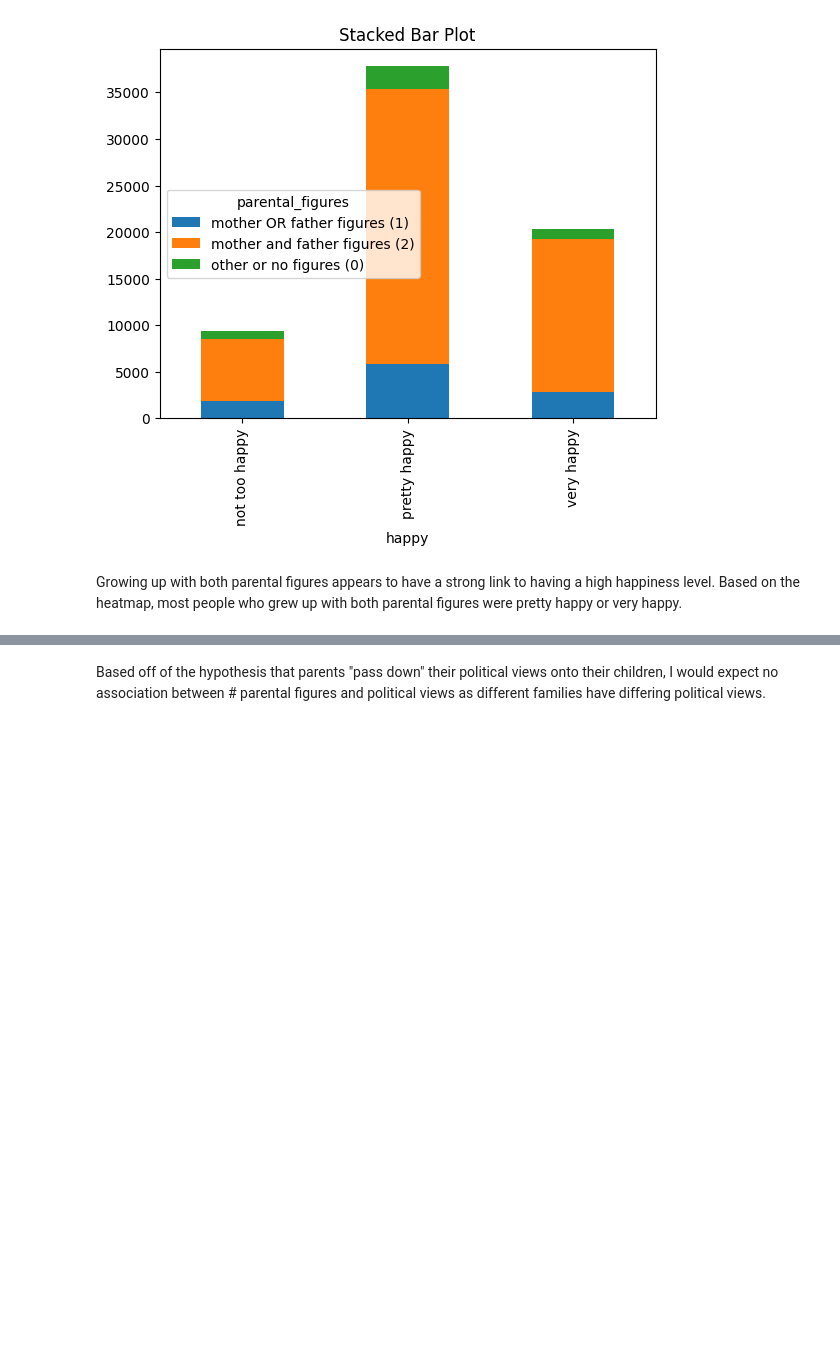
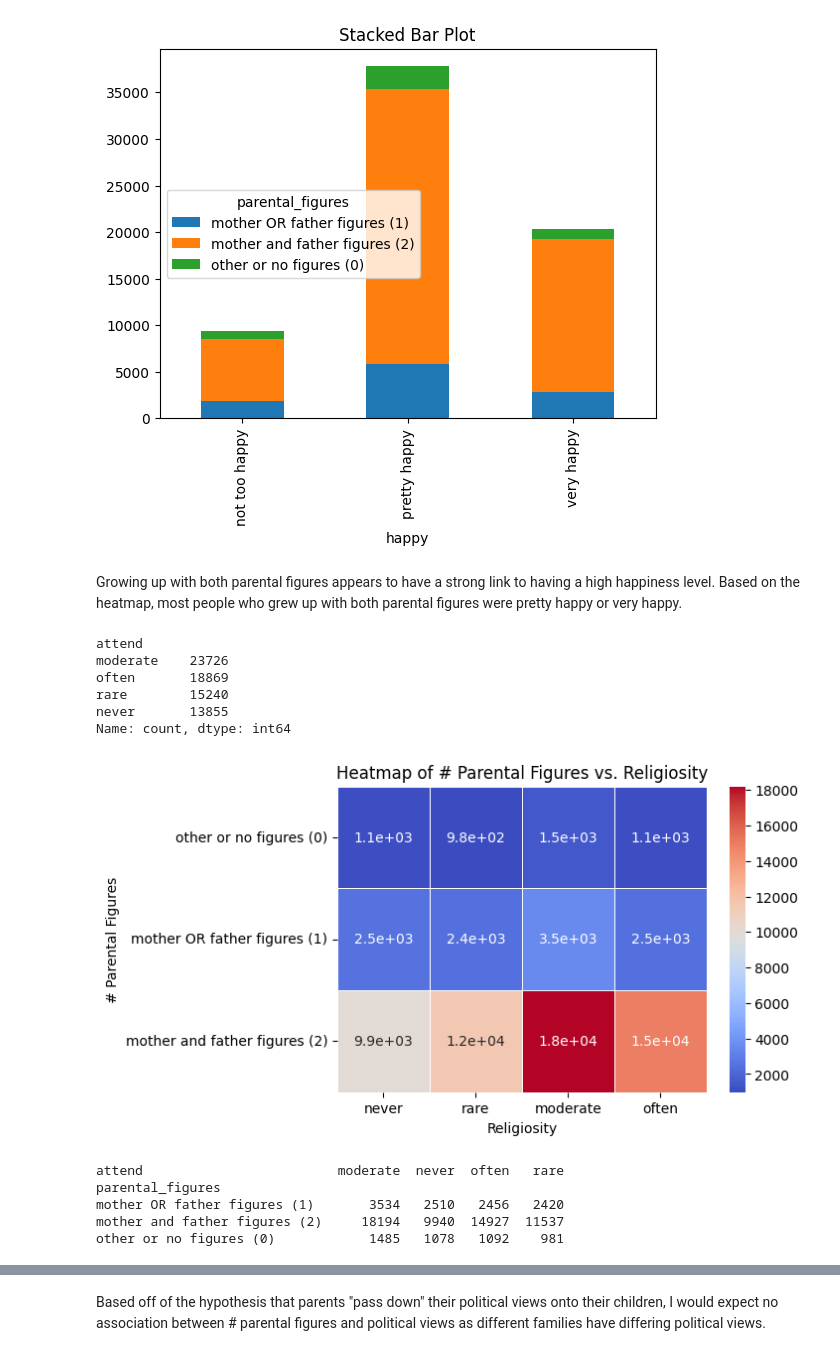
Before and after one commit to hasitanalluri/EDA, a Jupyter notebook: lab/gss.ipynb, the cells around one changed output, grey strips where cells are left out. Saved outputs shown, nothing was run; the diff lists cells and outputs as text; code cells hidden in the pictures; blank space fills up the shorter version.

Commit message:
Plots done

```diff
--- a/lab/gss.ipynb
+++ b/lab/gss.ipynb
@@ -154,0 +149,45 @@ Growing up with both parental figures appears to have a strong link to having a
+# %%
+# Clean up religiosity "attend" variable
+
+# rare = about once or twice a year, less than once a year
+df["attend"] = df['attend'].replace(["about once or twice a year", "less than once a year"], "rare")
+
+# often = every week, several times a week
+df["attend"] = df['attend'].replace(["every week", "several times a week"], "often")
+
+# moderate = several times a year, nearly every week, about once a month, 2-3 times a month
+df["attend"] = df['attend'].replace(["several times a year", "nearly every week", "about once a month", "2-3 times a month"], "moderate")
+print(df["attend"].value_counts())
+# %% [output]
+attend
+moderate    23726
+often       18869
+rare        15240
+never       13855
+Name: count, dtype: int64
+# %%
+# See how # parental figures relates to religiosity
+heatmap5_data = df.groupby(["parental_figures", "attend"]).size().unstack(fill_value=0)
+
+parental_order = ["other or no figures (0)", "mother OR father figures (1)", "mother and father figures (2)"]
+heatmap5_data = heatmap5_data.reindex(parental_order)
+
+attend_order = ["never", "rare", "moderate", "often"]
+heatmap5_data = heatmap5_data[attend_order]
+
+plt.figure(figsize=(6, 4))
+sns.heatmap(heatmap5_data, annot=True, cmap='coolwarm', linewidths=0.5)
+plt.title("Heatmap of # Parental Figures vs. Religiosity")
+plt.xlabel("Religiosity")
+plt.ylabel("# Parental Figures")
+plt.show()
+
+contingency_table = pd.crosstab(df['parental_figures'], df['attend'])
+print(contingency_table)
+# %% [output]
+[figure, added]
+attend                         moderate  never  often   rare
+parental_figures
+mother OR father figures (1)       3534   2510   2456   2420
+mother and father figures (2)     18194   9940  14927  11537
+other or no figures (0)            1485   1078   1092    981
```
Also changed, not shown: parts of 9 cells of this notebook.
